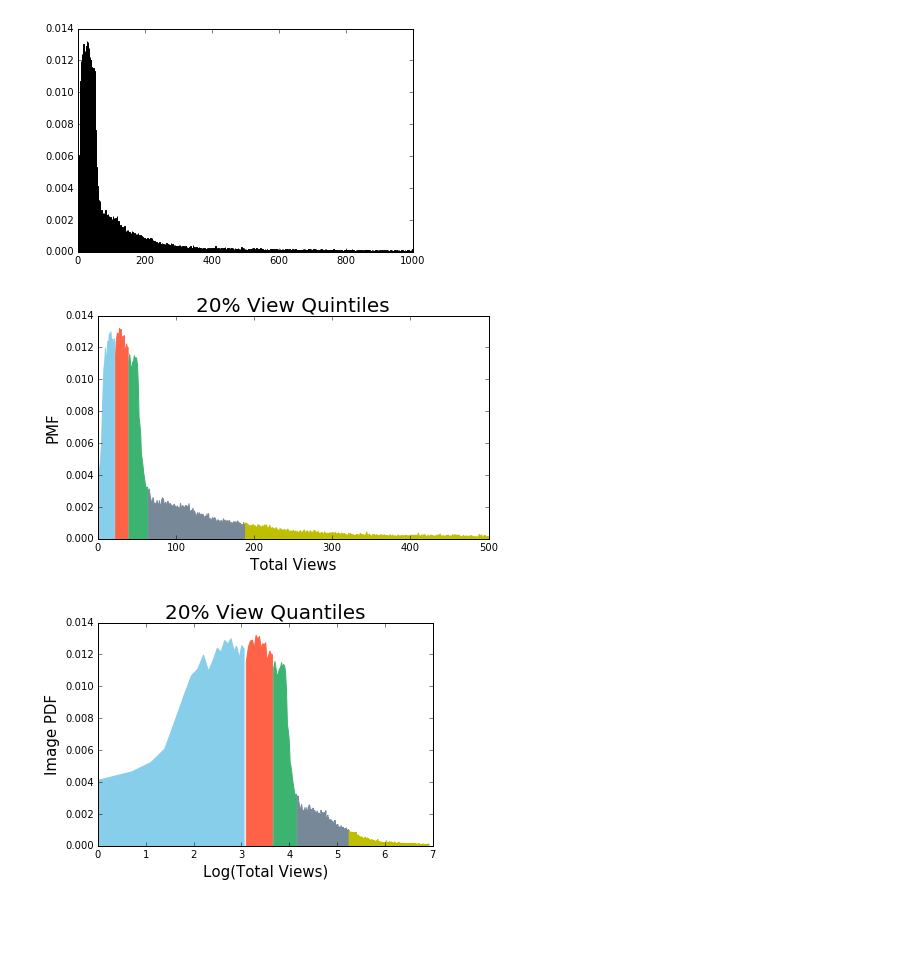
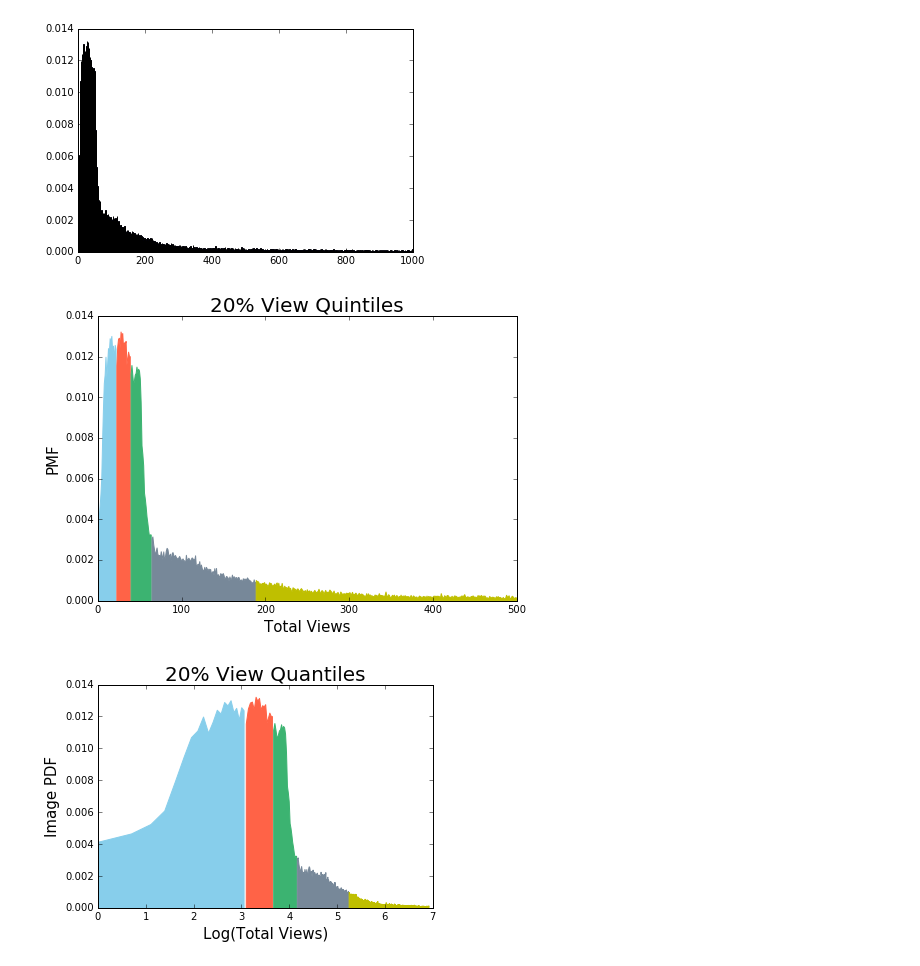
Before and after one commit to MPMakris/Photo_Pro, a Jupyter notebook: notebooks/Web_App Visuals.ipynb, the cells around one changed output. Cells and saved outputs as stored; diff of their text form; code cells hidden in the pictures; blank space fills up the shorter version.

Commit message:
done with web visuals

```diff
--- a/notebooks/Web_App Visuals.ipynb
+++ b/notebooks/Web_App Visuals.ipynb
@@ -73,23 +73,24 @@ j = 40
 # %%
 cmap = ['skyblue','tomato','mediumseagreen','lightslategrey', 'y']
 # %%
-plt.figure(figsize=(7, 4))
+plt.figure(figsize=(7, 5))
 for i, j, color in zip(limits[:-1], limits[1:], cmap):
     div = (bins[:-1]<=j) & (bins[:-1]>i)
     plt.fill_between(bins[:-1][div], 0, views_hist[div], color=color)
 plt.title('20% View Quintiles', fontsize=20)
 plt.ylabel("PMF", fontsize=15)
 plt.xlabel("Total Views", fontsize=15)
 # plt.tick_params(
 #     axis='y',          # changes apply to the x-axis
 #     which='both',      # both major and minor ticks are affected
 #     left='off',      # ticks along the bottom edge are off
 #     right='off',         # ticks along the top edge are off
 #     labelleft='off') # labels along the bottom edge are off
 plt.xlim((0, 500))
+plt.tight_layout()
 plt.savefig('visuals/20PercentHist.jpg', dpi=300)
 # %% [output]
-[figure, old version]
+[figure, new version]
 # %%
 plt.figure(figsize=(6, 4))
 for i, j, color in zip(limits[:-1], limits[1:], cmap):
```
